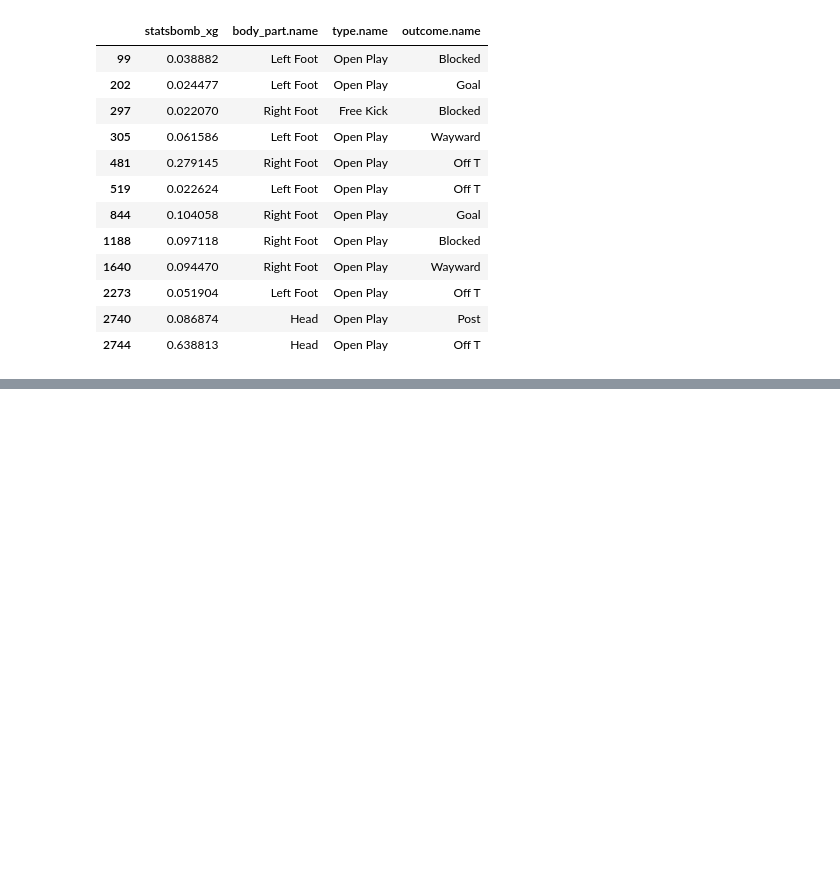
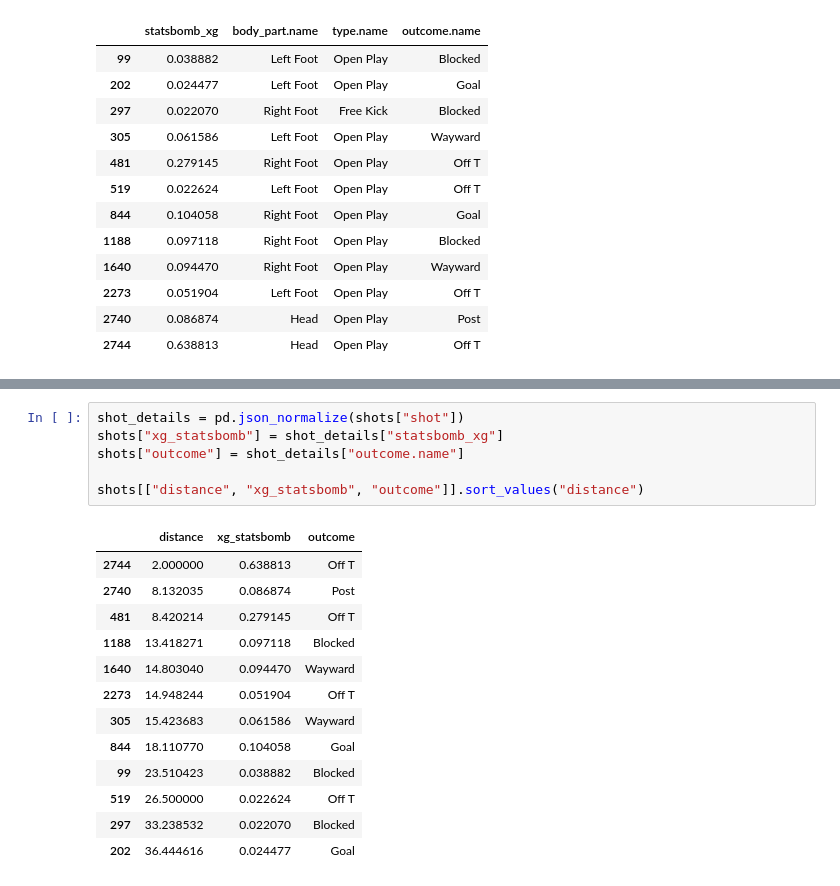
Before and after one commit to Z0utMan/xg-football, a Jupyter notebook: notebooks/01-explore-competitions.ipynb, the cells around one changed output, grey strips where cells are left out. Drawn from its saved outputs; the diff is of its cells as text; blank space fills up the shorter version.

```diff
--- a/notebooks/01-explore-competitions.ipynb
+++ b/notebooks/01-explore-competitions.ipynb
@@ -151,0 +196,20 @@ shots_clean[["statsbomb_xg", "body_part.name", "type.name", "outcome.name"]]
+# %%
+shot_details = pd.json_normalize(shots["shot"])
+shots["xg_statsbomb"] = shot_details["statsbomb_xg"]
+shots["outcome"] = shot_details["outcome.name"]
+
+shots[["distance", "xg_statsbomb", "outcome"]].sort_values("distance")
+# %% [output]
+|  | distance | xg_statsbomb | outcome |
+| 2744 | 2.000000 | 0.638813 | Off T |
+| 2740 | 8.132035 | 0.086874 | Post |
+| 481 | 8.420214 | 0.279145 | Off T |
+| 1188 | 13.418271 | 0.097118 | Blocked |
+| 1640 | 14.803040 | 0.094470 | Wayward |
+| 2273 | 14.948244 | 0.051904 | Off T |
+| 305 | 15.423683 | 0.061586 | Wayward |
+| 844 | 18.110770 | 0.104058 | Goal |
+| 99 | 23.510423 | 0.038882 | Blocked |
+| 519 | 26.500000 | 0.022624 | Off T |
+| 297 | 33.238532 | 0.022070 | Blocked |
+| 202 | 36.444616 | 0.024477 | Goal |
```
Also changed, not shown: parts of 20 cells of this notebook, 1 other file.
